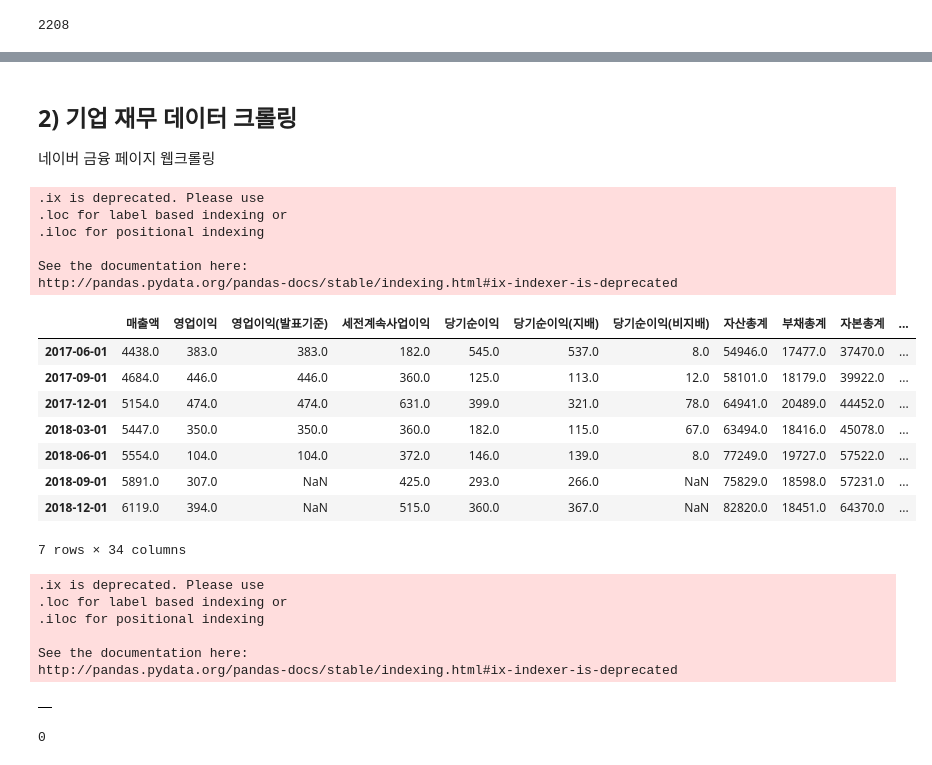
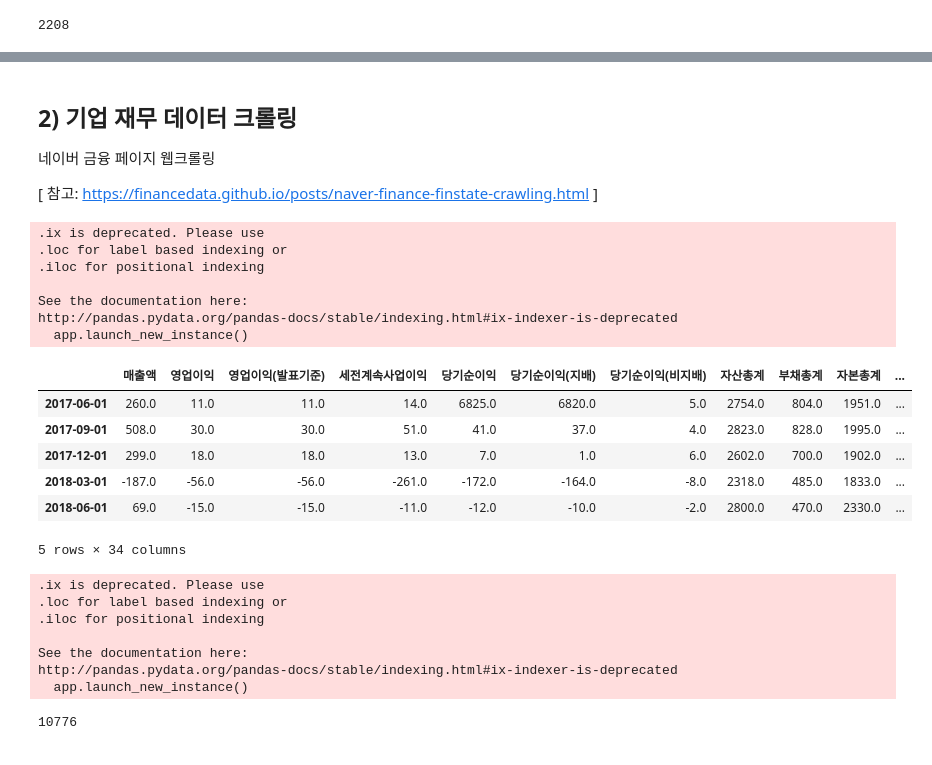
Before and after one commit to songyeseol/corp_portfolio_analysis, a Jupyter notebook: corp_portfolio_analysis.ipynb, the cells around one changed output, grey strips where cells are left out. Saved outputs shown, nothing was run; the diff lists cells and outputs as text; code cells hidden in the pictures.

```diff
--- a/corp_portfolio_analysis.ipynb
+++ b/corp_portfolio_analysis.ipynb
@@ -49,3 +51,12 @@ corp_df.head()
 len(corp_df)
 # %% [output]
 2208
+# %%
+# 종목코드 6자리 문자열로 맞추기
+adj_code = []
+for i in corp_df.code:
+     adj_code.append(str(i).zfill(6))
+
+corp_df.code = adj_code
+
+corp_df.head()
@@ -53,6 +71,8 @@ len(corp_df)
 ## 2) 기업 재무 데이터 크롤링
 
 네이버 금융 페이지 웹크롤링
+
+[ 참고: https://financedata.github.io/posts/naver-finance-finstate-crawling.html ]
 # %%
 # 필요한 모듈 임포트
 
@@ -72,13 +92,6 @@ def get_date_str(s):
         date_str = date_str.replace('/', '-')
     return date_str
 # %%
-# 종목코드 인자로 넣으면 분기별 재무정보 반환 함수
-'''
-* code: 종목코드
-* fin_type = '0': 재무제표 종류 (0: 주재무제표, 1: GAAP개별, 2: GAAP연결, 3: IFRS별도, 4:IFRS연결)
-* freq_type = 'Y': 기간 (Y:년, Q:분기)
-'''
-
 def get_finstate_naver(code, fin_type='0', freq_type='Q'):
 
     # 종목코드에 따른 url 생성
@@ -89,64 +102,60 @@ def get_finstate_naver(code, fin_type='0', freq_type='Q'):
     # 재무정보 크롤링
     dfs = pd.read_html(url, encoding="utf-8")
     df = dfs[0]
-    if df.ix[0,0].find('해당 데이터가 존재하지 않습니다') >= 0:
-        return None
+    df = df.set_index('주요재무정보')
 
     # 컬럼명 정리
-    df.rename(columns={'주요재무정보':'date'}, inplace=True)
-    df.set_index('date', inplace=True)
-
     cols = list(df.columns)
     cols = [get_date_str(cols[i][1]) for i in range(len(cols))]
     df.columns = cols
     df = df.ix[:, :-1]
 
-    # 로우명 정리
-    index = list(df.index)
-    adj_index = [df.index[i][0] for i in range(len(index))]
-    adj_index
-    df.index = adj_index
-    df.head()
+    # 전치행렬
+    dft = df.T
 
-    # 재무정보가 컬럼명으로 들어가 분석에 용이하게끔 원df의 전치행렬 생성
-    dft = df.T
+    # 컬럼명 정리 2
+    col = list(dft.columns)
+    adj_col = [dft.columns[i][0] for i in range(len(col))]
+    dft.columns = adj_col
 
     # date 데이터타입 변경
     dft.index = pd.to_datetime(dft.index)
 
     # remove if index is NaT
     dft = dft[pd.notnull(dft.index)]
+    dft = dft[pd.notnull(dft.매출액)]
 
-    # 코드명 컬럼 생성
+    # corp_df에서 코드명 컬럼 가져오기
+
     dft['code'] = code
+
 
     return dft
 
-get_finstate_naver('035720')
+
+get_finstate_naver('054620')
 # %% [output]
 .ix is deprecated. Please use
 .loc for label based indexing or
 .iloc for positional indexing
 
 See the documentation here:
 http://pandas.pydata.org/pandas-docs/stable/indexing.html#ix-indexer-is-deprecated
+  app.launch_new_instance()
 |  | 매출액 | 영업이익 | 영업이익(발표기준) | 세전계속사업이익 | 당기순이익 | 당기순이익(지배) | 당기순이익(비지배) | 자산총계 | 부채총계 | 자본총계 | ... |
-| 2017-06-01 | 4438.0 | 383.0 | 383.0 | 182.0 | 545.0 | 537.0 | 8.0 | 54946.0 | 17477.0 | 37470.0 | ... |
-| 2017-09-01 | 4684.0 | 446.0 | 446.0 | 360.0 | 125.0 | 113.0 | 12.0 | 58101.0 | 18179.0 | 39922.0 | ... |
-| 2017-12-01 | 5154.0 | 474.0 | 474.0 | 631.0 | 399.0 | 321.0 | 78.0 | 64941.0 | 20489.0 | 44452.0 | ... |
-| 2018-03-01 | 5447.0 | 350.0 | 350.0 | 360.0 | 182.0 | 115.0 | 67.0 | 63494.0 | 18416.0 | 45078.0 | ... |
-| 2018-06-01 | 5554.0 | 104.0 | 104.0 | 372.0 | 146.0 | 139.0 | 8.0 | 77249.0 | 19727.0 | 57522.0 | ... |
-| 2018-09-01 | 5891.0 | 307.0 | NaN | 425.0 | 293.0 | 266.0 | NaN | 75829.0 | 18598.0 | 57231.0 | ... |
-| 2018-12-01 | 6119.0 | 394.0 | NaN | 515.0 | 360.0 | 367.0 | NaN | 82820.0 | 18451.0 | 64370.0 | ... |
+| 2017-06-01 | 260.0 | 11.0 | 11.0 | 14.0 | 6825.0 | 6820.0 | 5.0 | 2754.0 | 804.0 | 1951.0 | ... |
+| 2017-09-01 | 508.0 | 30.0 | 30.0 | 51.0 | 41.0 | 37.0 | 4.0 | 2823.0 | 828.0 | 1995.0 | ... |
+| 2017-12-01 | 299.0 | 18.0 | 18.0 | 13.0 | 7.0 | 1.0 | 6.0 | 2602.0 | 700.0 | 1902.0 | ... |
+| 2018-03-01 | -187.0 | -56.0 | -56.0 | -261.0 | -172.0 | -164.0 | -8.0 | 2318.0 | 485.0 | 1833.0 | ... |
+| 2018-06-01 | 69.0 | -15.0 | -15.0 | -11.0 | -12.0 | -10.0 | -2.0 | 2800.0 | 470.0 | 2330.0 | ... |
-7 rows × 34 columns
+5 rows × 34 columns
 # %%
 # 2208개의 상장기업 재무정보 데이터프레임 union join
-test = corp_df.head(5)
 
-final = pd.DataFrame()
+fin_df = pd.DataFrame()
 
-for i in test.code :
-    final = pd.concat([get_finstate_naver(i),final])
+for i in list(corp_df.code) :
+    fin_df = pd.concat([fin_df,get_finstate_naver(i)])
 # %% [output]
 .ix is deprecated. Please use
 .loc for label based indexing or
@@ -154,11 +163,8 @@ for i in test.code :
 
 See the documentation here:
 http://pandas.pydata.org/pandas-docs/stable/indexing.html#ix-indexer-is-deprecated
+  app.launch_new_instance()
-# %%
-final
-# %% [output]
-|  |
 # %%
-len(final)
+len(fin_df)
 # %% [output]
-0
+10776
```
Also changed, not shown: parts of 11 cells of this notebook.
